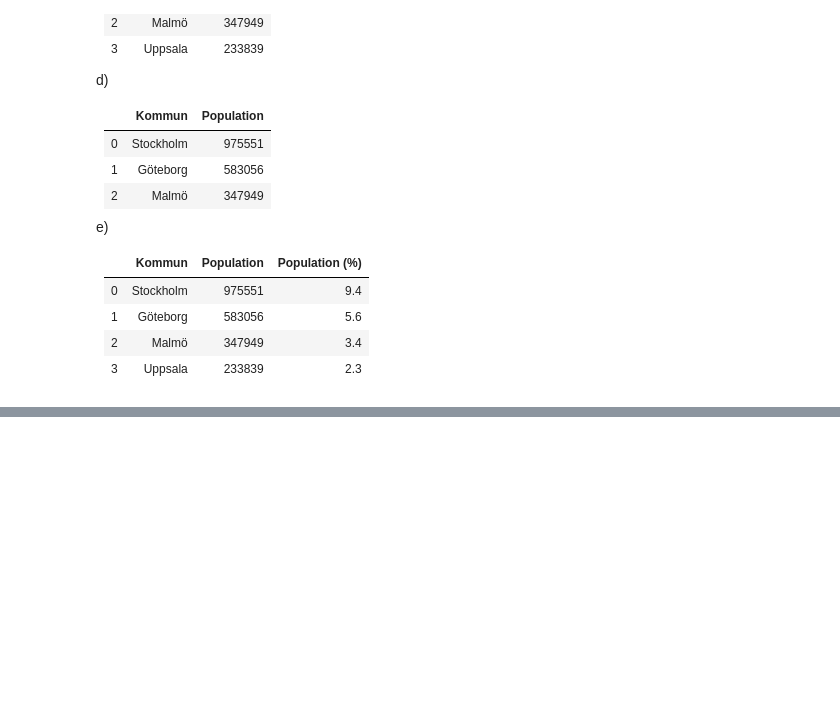
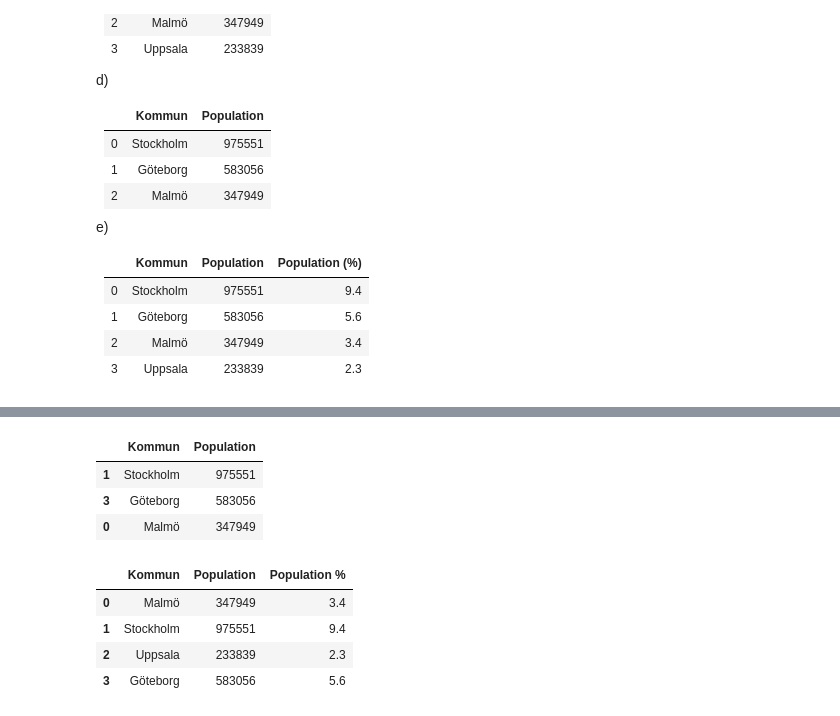
Before and after one commit to lisamariahertz-cpu/Databehandling-AI25, a Jupyter notebook: exercises/E1_pandas_basic_syntax.ipynb, the cells around one changed output, grey strips where cells are left out. Cells and saved outputs as stored; diff of their text form; code cells hidden in the pictures; folded sections open; blank space fills up the shorter version.

Commit message:
Exercise 1 E1 done

```diff
--- a/exercises/E1_pandas_basic_syntax.ipynb
+++ b/exercises/E1_pandas_basic_syntax.ipynb
@@ -88,3 +92,15 @@ e)
 |  3 | Uppsala   |       233839 |              2.3 |
 
 </details>
+# %%
+# Exercise A
+cities = ['Malmö', 'Stockholm', 'Uppsala', 'Göteborg']
+population = [347949, 975551, 233839, 583056]
+
+cities_data_manual = {  'Kommun': cities,
+                        'Population': population}
+
+#print(type(cities_data_manual))
+cities_df = pd.DataFrame(cities_data_manual)
+
+cities_df
@@ -91,3 +146,30 @@ e)
+# %%
+# Exercise D
+# Filter out the three largest cities. (*)
+sorted_cities_df = cities_df.sort_values(by='Population', ascending = False)
+sorted_cities_df[:3]
+# %% [output]
+|  | Kommun | Population |
+| 1 | Stockholm | 975551 |
+| 3 | Göteborg | 583056 |
+| 0 | Malmö | 347949 |
+# %%
+# Exercise E
+# The whole population in Sweden 2020 is 10379295.
+# Use this number to create a new column in your sorted DataFrame named: Population (%).
+# This column should be filled with percentage of the Swedish population for each city.
+
+tot_pop = 10379295
+andel = [round((pop/tot_pop)*100, 1) for pop in cities_df['Population']]
+
+cities_df['Population %'] = andel
+cities_df
+# %% [output]
+|  | Kommun | Population | Population % |
+| 0 | Malmö | 347949 | 3.4 |
+| 1 | Stockholm | 975551 | 9.4 |
+| 2 | Uppsala | 233839 | 2.3 |
+| 3 | Göteborg | 583056 | 5.6 |
 # %% [markdown]
 ---
 
```
Also changed, not shown: parts of 5 cells of this notebook, 1 other file.
